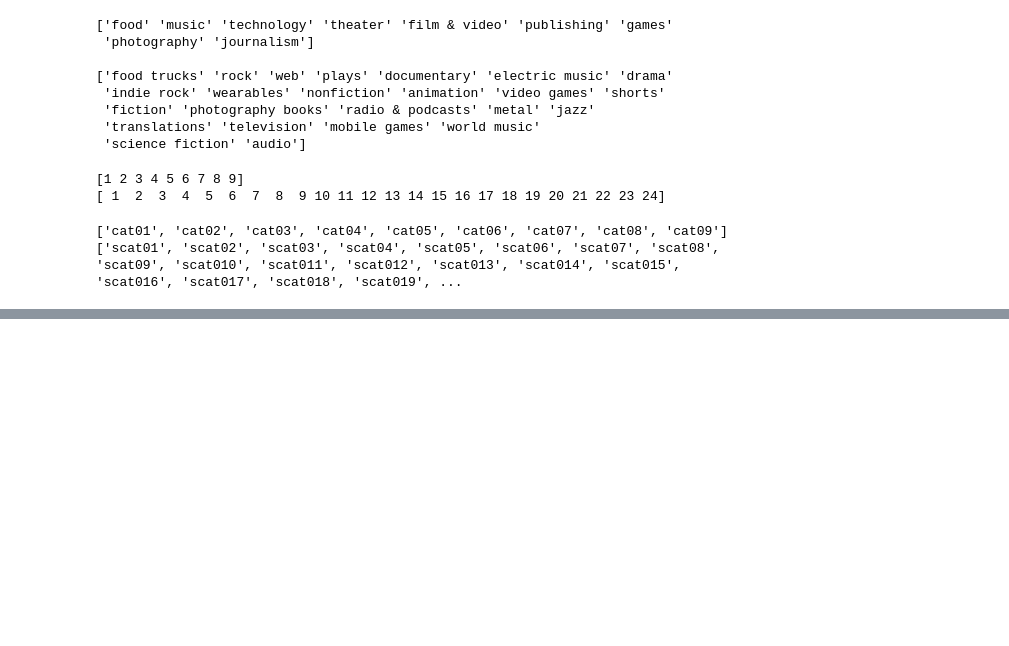
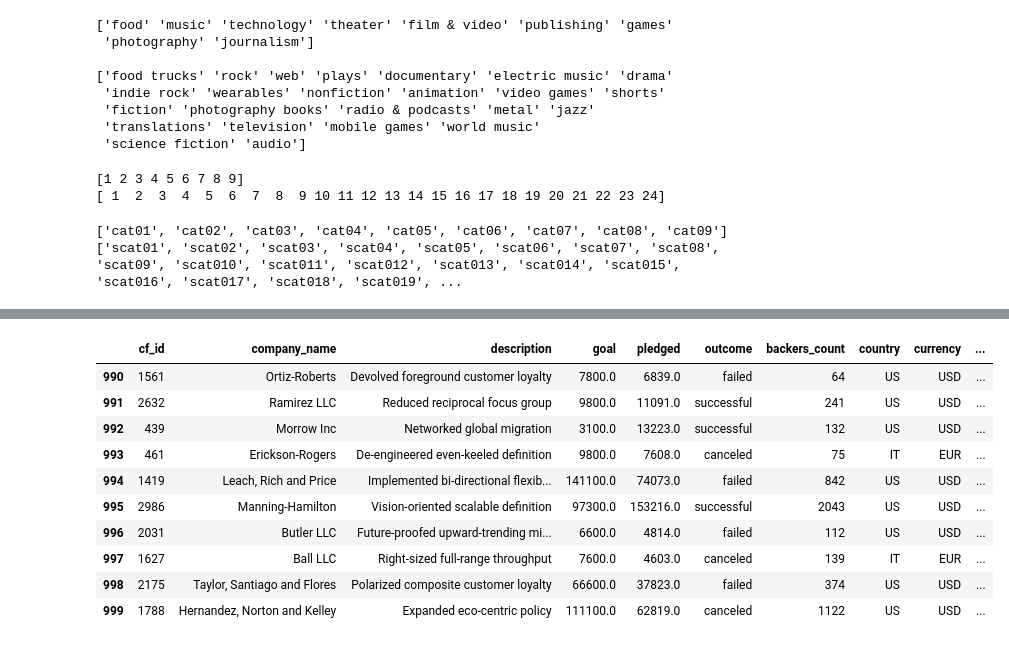
Before and after one commit to scottemac00/Crowdfunding-ETL, a Jupyter notebook: Crowdfund.ipynb, the cells around one changed output, grey strips where cells are left out. Saved outputs shown, nothing was run; the diff lists cells and outputs as text; code cells hidden in the pictures; blank space fills up the shorter version.

Commit message:
adding campaign.csv

```diff
--- a/Crowdfund.ipynb
+++ b/Crowdfund.ipynb
@@ -223,3 +225,7 @@ subcategory_df.head(10)
 # Export the new DataFrames to CSV
 category_df.to_csv("category.csv", index=False)
 subcategory_df.to_csv("subcategory.csv", index=False)
+# %%
+# Create a copy of the crowdfunding_info_df DataFrame named campaign_df
+campaign_df = crowdfunding_info_df.copy()
+campaign_df.head()
@@ -225,0 +239,4 @@ subcategory_df.to_csv("subcategory.csv", index=False)
+# %%
+# Rename the blurb, launched_at, and deadline columns
+campaign_df = campaign_df.rename(columns={'blurb': 'description', 'launched_at': 'launched_date', 'deadline': 'end_date'})
+campaign_df.head()
@@ -225,0 +250,4 @@ subcategory_df.to_csv("subcategory.csv", index=False)
+# %%
+# Change the 'goal' and 'pledged' columns from int64 to float
+campaign_df[["goal","pledged"]] = campaign_df[["goal","pledged"]].astype(float)
+campaign_df.head()
@@ -225,0 +261,6 @@ subcategory_df.to_csv("subcategory.csv", index=False)
+# %%
+# Format the launched_date and end_date columns to datetime format.
+from datetime import datetime as dt
+campaign_df["launched_date"] = pd.to_datetime(campaign_df["launched_date"], unit='s').dt.strftime('%Y-%m-%d')
+campaign_df["end_date"] = pd.to_datetime(campaign_df["end_date"], unit='s').dt.strftime('%Y-%m-%d')
+campaign_df.head()
@@ -225,0 +274,17 @@ subcategory_df.to_csv("subcategory.csv", index=False)
+# %%
+# Merge the campaign_df with the category_df on the "category" column and
+# the subcategory_df on the "subcategory" column.
+campaign_merged_df = campaign_df.merge(category_df, on='category', how='left').merge(subcategory_df, on='subcategory', how='left')
+campaign_merged_df.tail(10)
+# %% [output]
+|  | cf_id | company_name | description | goal | pledged | outcome | backers_count | country | currency | ... |
+| 990 | 1561 | Ortiz-Roberts | Devolved foreground customer loyalty | 7800.0 | 6839.0 | failed | 64 | US | USD | ... |
+| 991 | 2632 | Ramirez LLC | Reduced reciprocal focus group | 9800.0 | 11091.0 | successful | 241 | US | USD | ... |
+| 992 | 439 | Morrow Inc | Networked global migration | 3100.0 | 13223.0 | successful | 132 | US | USD | ... |
+| 993 | 461 | Erickson-Rogers | De-engineered even-keeled definition | 9800.0 | 7608.0 | canceled | 75 | IT | EUR | ... |
+| 994 | 1419 | Leach, Rich and Price | Implemented bi-directional flexib... | 141100.0 | 74073.0 | failed | 842 | US | USD | ... |
+| 995 | 2986 | Manning-Hamilton | Vision-oriented scalable definition | 97300.0 | 153216.0 | successful | 2043 | US | USD | ... |
+| 996 | 2031 | Butler LLC | Future-proofed upward-trending mi... | 6600.0 | 4814.0 | failed | 112 | US | USD | ... |
+| 997 | 1627 | Ball LLC | Right-sized full-range throughput | 7600.0 | 4603.0 | canceled | 139 | IT | EUR | ... |
+| 998 | 2175 | Taylor, Santiago and Flores | Polarized composite customer loyalty | 66600.0 | 37823.0 | failed | 374 | US | USD | ... |
+| 999 | 1788 | Hernandez, Norton and Kelley | Expanded eco-centric policy | 111100.0 | 62819.0 | canceled | 1122 | US | USD | ... |
```
Also changed, not shown: parts of 17 cells of this notebook, 1 other file.
